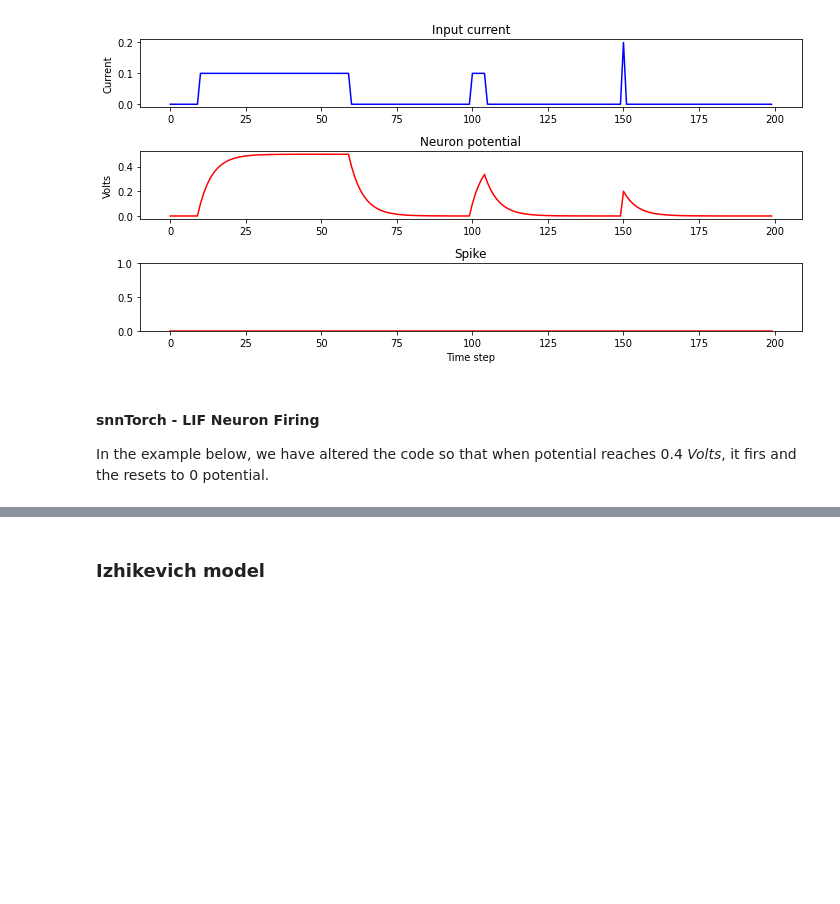
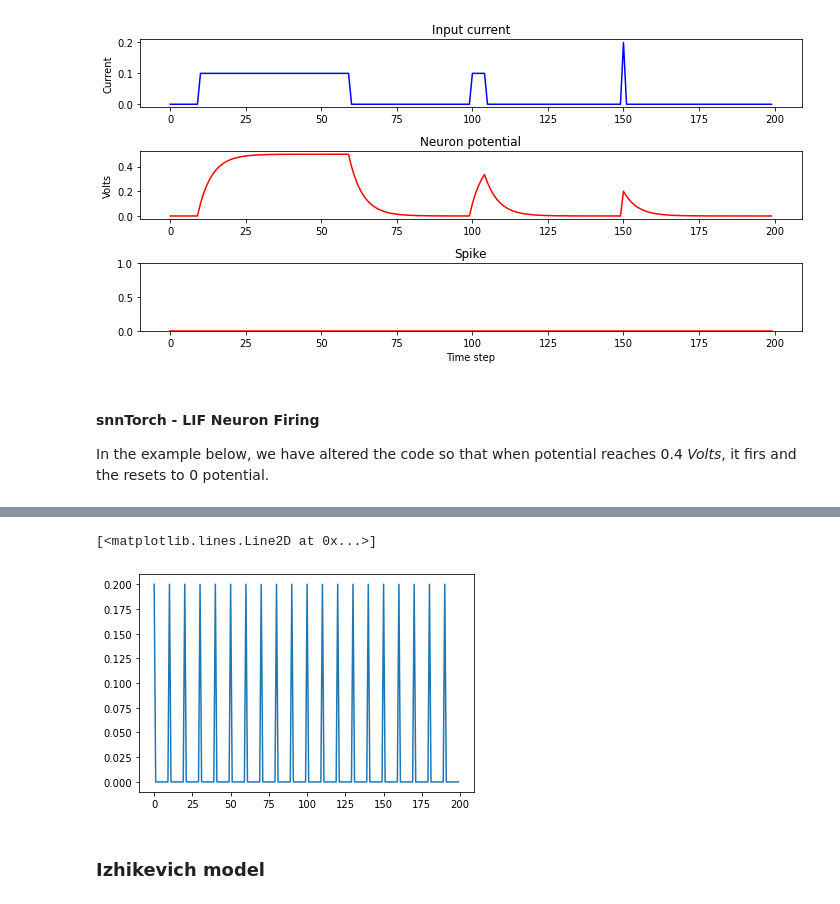
Before and after one commit to amirabbasja/Spiking-neural-networks-, a Jupyter notebook: 1-SNN_simluation.ipynb, the cells around one changed output, grey strips where cells are left out. Drawn from its saved outputs; the diff is of its cells as text; code cells hidden in the pictures; blank space fills up the shorter version.

```diff
--- a/1-SNN_simluation.ipynb
+++ b/1-SNN_simluation.ipynb
@@ -288,3 +371,39 @@ plt.show()
+# %%
+# Temporal dynamics
+alpha = 0.9
+beta = 0.8
+num_steps = 200
+
+# Initialize 2nd-order LIF neuron
+lif1 = snn.Synaptic(alpha=alpha, beta=beta)
+
+# Periodic spiking input, spk_in = 0.2 V
+w = 0.2
+spk_period = torch.cat((torch.ones(1)*w, torch.zeros(9)), 0)
+spk_in = spk_period.repeat(20)
+
+# Initialize hidden states and output
+syn, mem = lif1.init_synaptic()
+spk_out = torch.zeros(1)
+syn_rec = []
+mem_rec = []
+spk_rec = []
+
+# Simulate neurons
+for step in range(num_steps):
+  spk_out, syn, mem = lif1(spk_in[step], syn, mem)
+  spk_rec.append(spk_out)
+  syn_rec.append(syn)
+  mem_rec.append(mem)
+
+# convert lists to tensors
+spk_rec = torch.stack(spk_rec)
+syn_rec = torch.stack(syn_rec)
+mem_rec = torch.stack(mem_rec)
+plt.plot(range(num_steps),spk_in)
+# %% [output]
+[<matplotlib.lines.Line2D at 0x...>]
+[figure, added]
 # %% [markdown]
 ### **Izhikevich model**
 # %%
```
Also changed, not shown: parts of 3 cells of this notebook.
